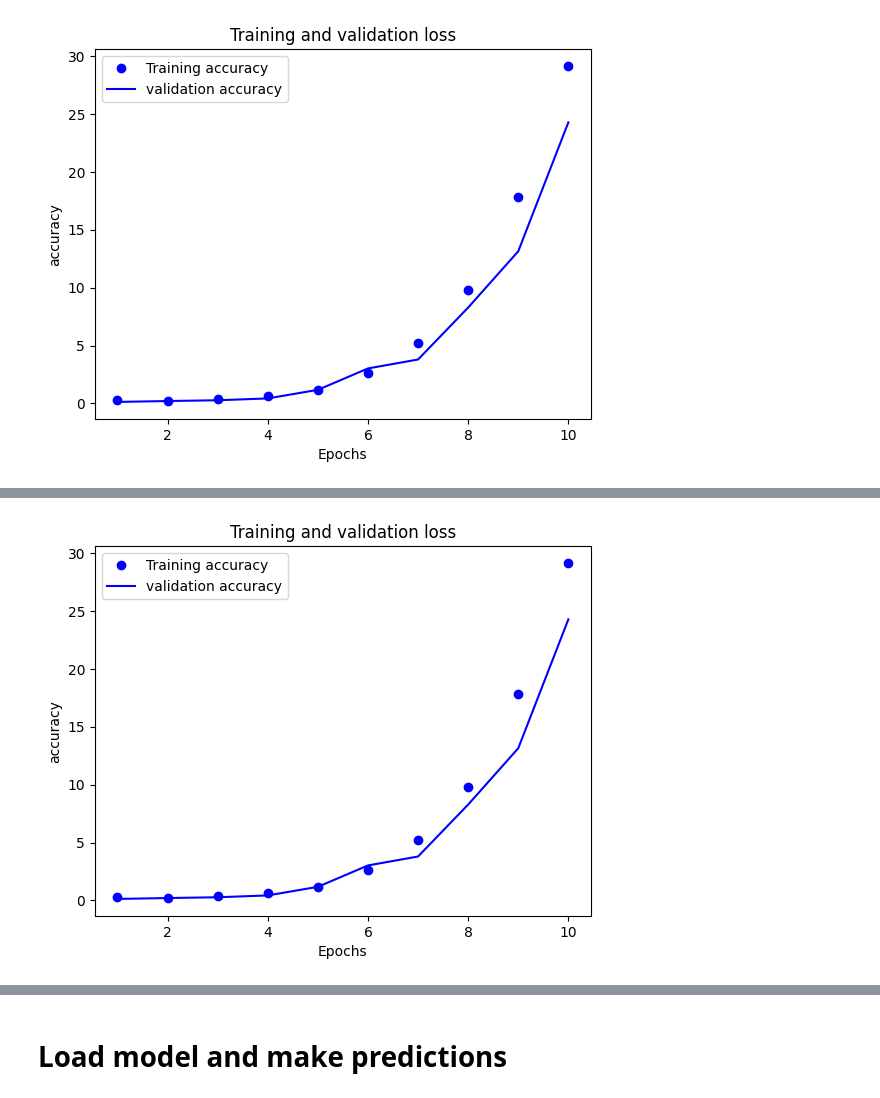
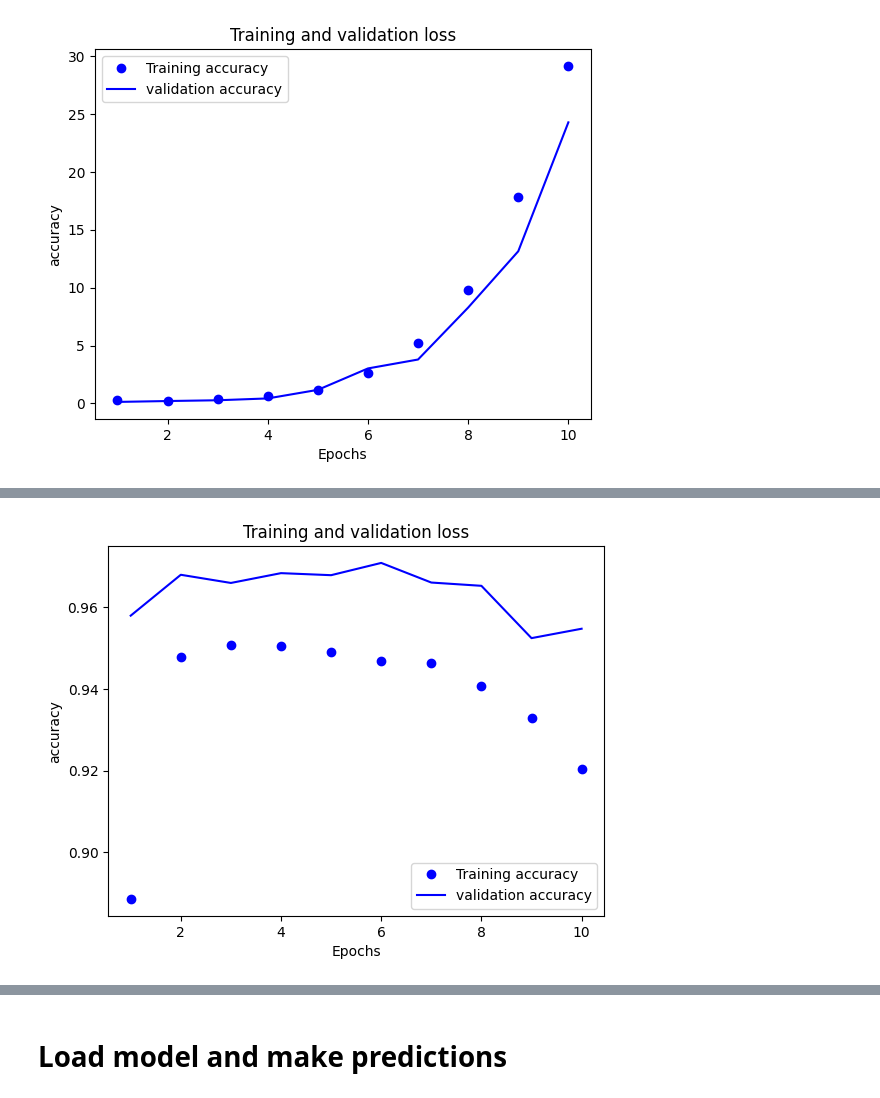
Before and after one commit to prysykes/adversarialAttacks23, a Jupyter notebook: Deepfool.ipynb, the cells around one changed output, grey strips where cells are left out. Drawn from its saved outputs; the diff is of its cells as text; code cells hidden in the pictures.

```diff
--- a/Deepfool.ipynb
+++ b/Deepfool.ipynb
@@ -212,7 +210,7 @@ def plot_loss_acc(train_metric_values, val_metric_values, type=None, plt_title=N
 # %%
 model_custom = MNISTClassifier()
 model_custom.compile(loss=tf.keras.losses.SparseCategoricalCrossentropy(from_logits=True),
-              optimizer=tf.keras.optimizers.legacy.Adam(learning_rate=0.0005),
+              optimizer=tf.keras.optimizers.legacy.Adam(learning_rate=0.0001),
               metrics=['accuracy'])
 
 custom_history = model_custom.fit(x_train, y_train, epochs=10, validation_data=(x_val, y_val))
@@ -248,6 +252,6 @@ plot_loss_acc(loss_values, val_loss_values, type='accuracy',  plt_title="Trainin
 # %%
-loss_values = custom_history.history["loss"]
-val_loss_values = custom_history.history["val_loss"]
+loss_values = custom_history.history["accuracy"]
+val_loss_values = custom_history.history["val_accuracy"]
 plot_loss_acc(loss_values, val_loss_values, type='accuracy',  plt_title="Training and validation loss")
 # %% [output]
-[figure, old version]
+[figure, new version]
```
Also changed, not shown: parts of 25 cells of this notebook, 12 other files.
